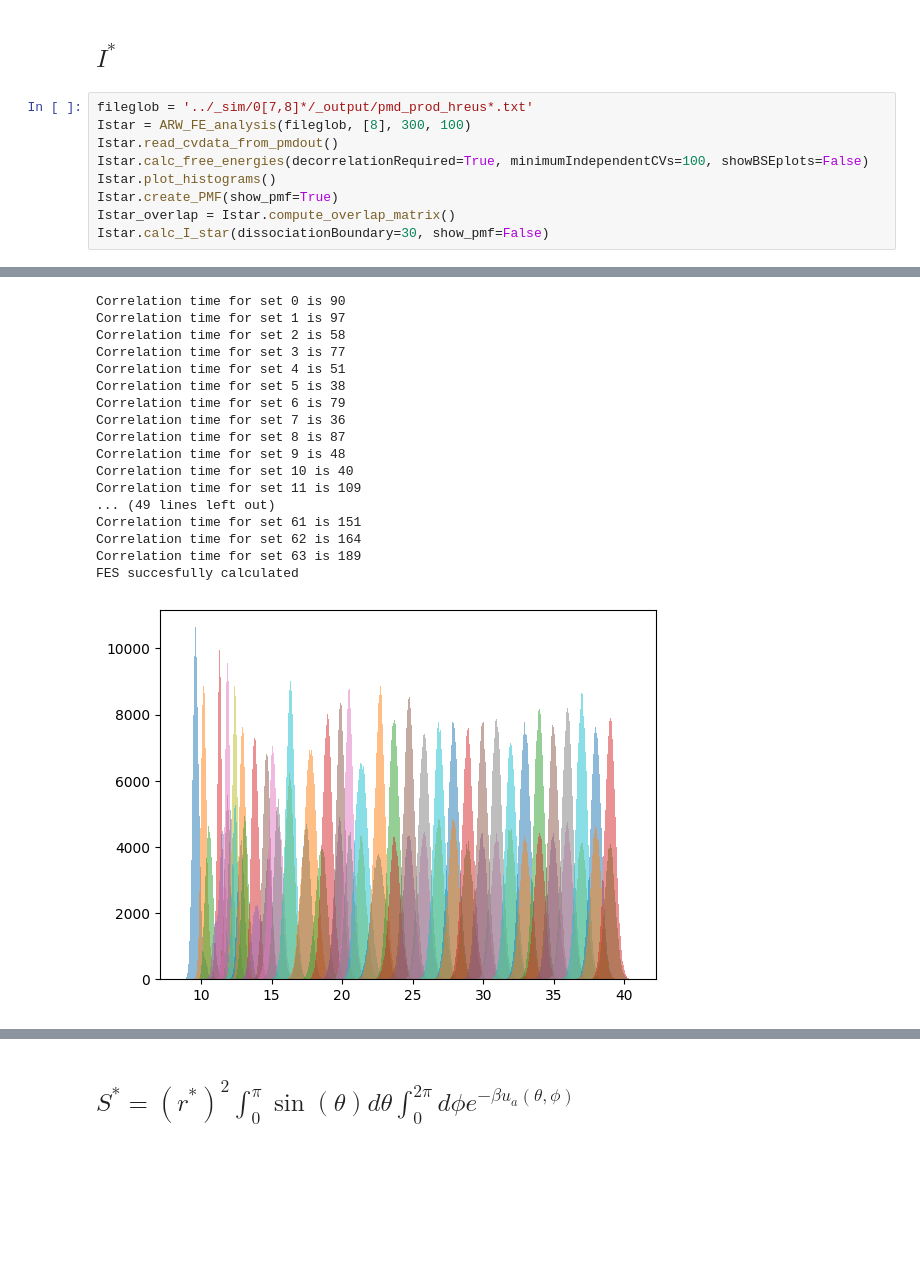
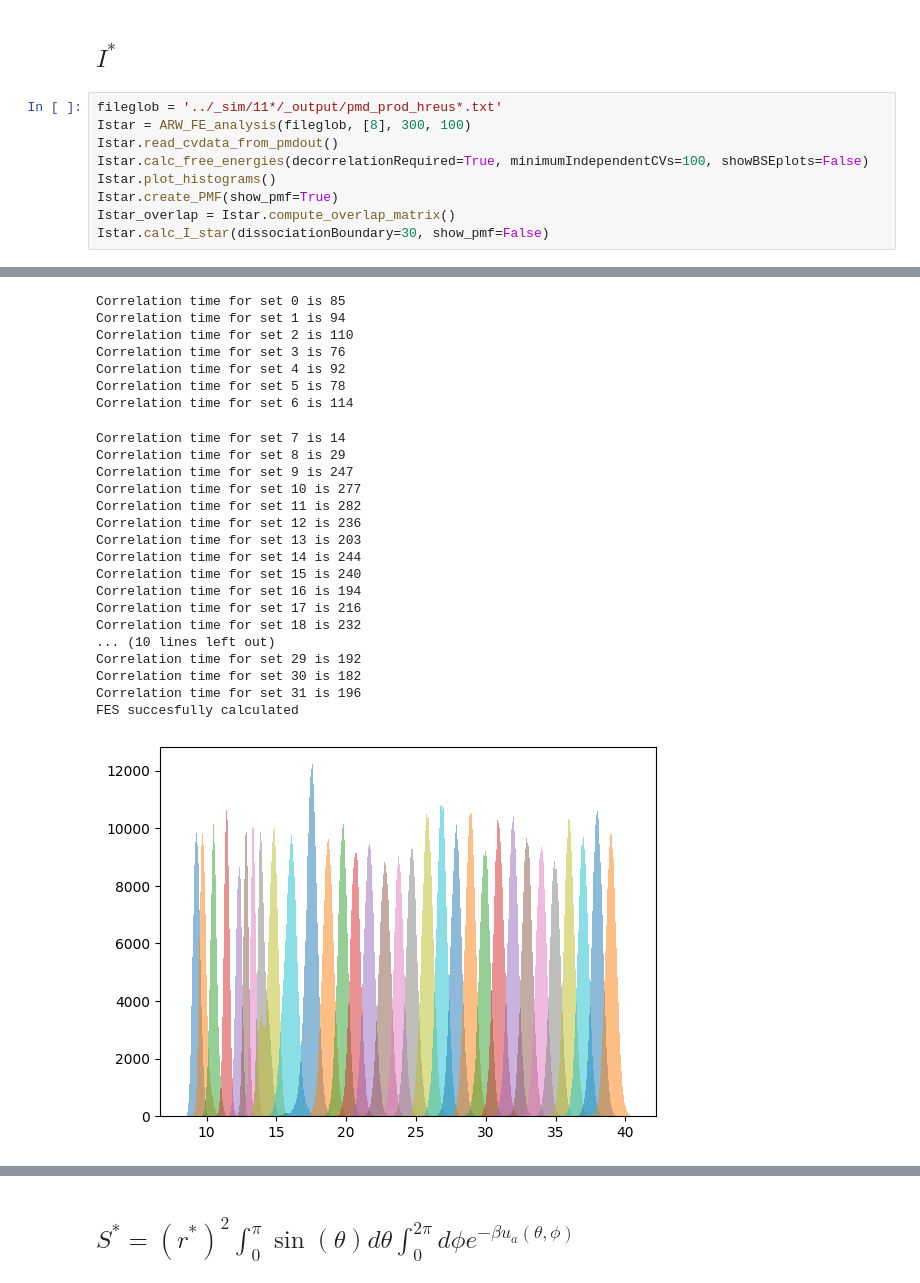
Before and after one commit to Foly93/AmbeRouxWoo, a Jupyter notebook: ARW_FE_analysis.ipynb, the cells around one changed output, grey strips where cells are left out. Drawn from its saved outputs; the diff is of its cells as text; blank space fills up the shorter version.

```diff
--- a/ARW_FE_analysis.ipynb
+++ b/ARW_FE_analysis.ipynb
@@ -919,7 +918,7 @@ FES succesfully calculated
 # %% [markdown]
 ## $ I^*$
 # %%
-fileglob = '../_sim/0[7,8]*/_output/pmd_prod_hreus*.txt'
+fileglob = '../_sim/11*/_output/pmd_prod_hreus*.txt'
 Istar = ARW_FE_analysis(fileglob, [8], 300, 100)
 Istar.read_cvdata_from_pmdout()
 Istar.calc_free_energies(decorrelationRequired=True, minimumIndependentCVs=100, showBSEplots=False)
@@ -948,18 +947,25 @@ reading file with the filename ../_sim/07_TIP3P_med_HREUS_K=4/_output/pmd_prod_h
-Correlation time for set 0 is 90
-Correlation time for set 1 is 97
-Correlation time for set 2 is 58
-Correlation time for set 3 is 77
-Correlation time for set 4 is 51
-Correlation time for set 5 is 38
-Correlation time for set 6 is 79
-Correlation time for set 7 is 36
-Correlation time for set 8 is 87
-Correlation time for set 9 is 48
-Correlation time for set 10 is 40
-Correlation time for set 11 is 109
-... (49 lines left out)
-Correlation time for set 61 is 151
-Correlation time for set 62 is 164
-Correlation time for set 63 is 189
-FES succesfully calculated
+Correlation time for set 0 is 85
+Correlation time for set 1 is 94
+Correlation time for set 2 is 110
+Correlation time for set 3 is 76
+Correlation time for set 4 is 92
+Correlation time for set 5 is 78
+Correlation time for set 6 is 114
+Correlation time for set 7 is 14
+Correlation time for set 8 is 29
+Correlation time for set 9 is 247
+Correlation time for set 10 is 277
+Correlation time for set 11 is 282
+Correlation time for set 12 is 236
+Correlation time for set 13 is 203
+Correlation time for set 14 is 244
+Correlation time for set 15 is 240
+Correlation time for set 16 is 194
+Correlation time for set 17 is 216
+Correlation time for set 18 is 232
+... (10 lines left out)
+Correlation time for set 29 is 192
+Correlation time for set 30 is 182
+Correlation time for set 31 is 196
+FES succesfully calculated
-[figure, old version]
+[figure, new version]
```
Also changed, not shown: parts of 11 cells of this notebook.
